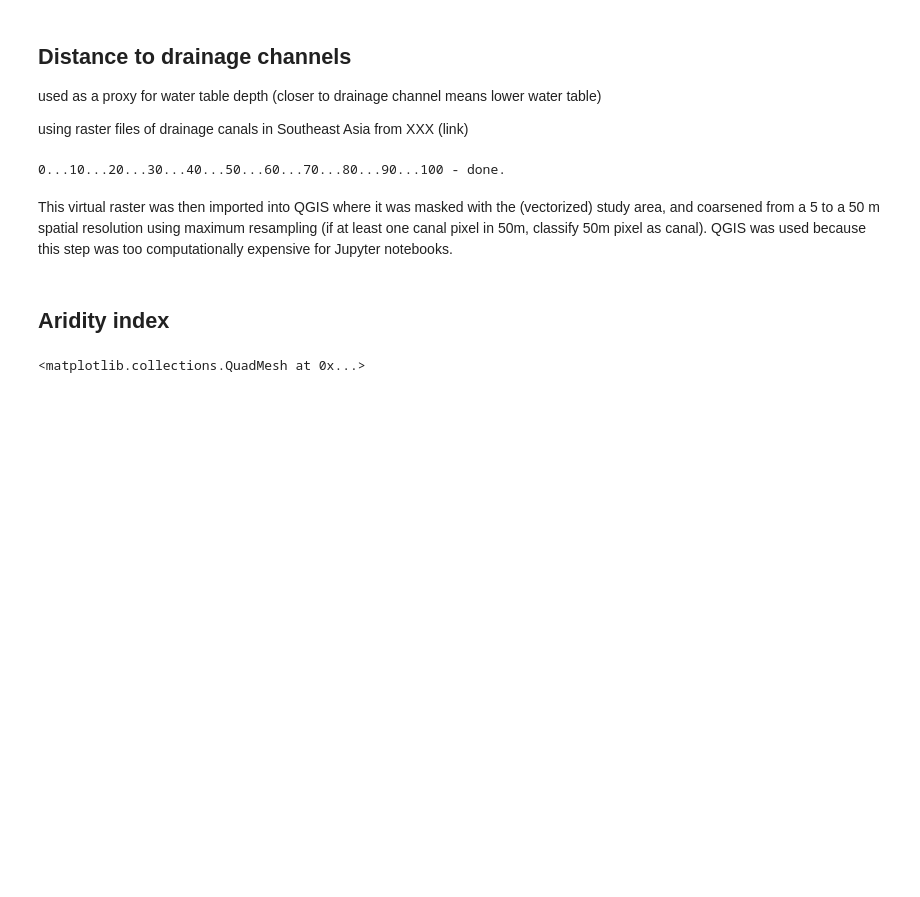
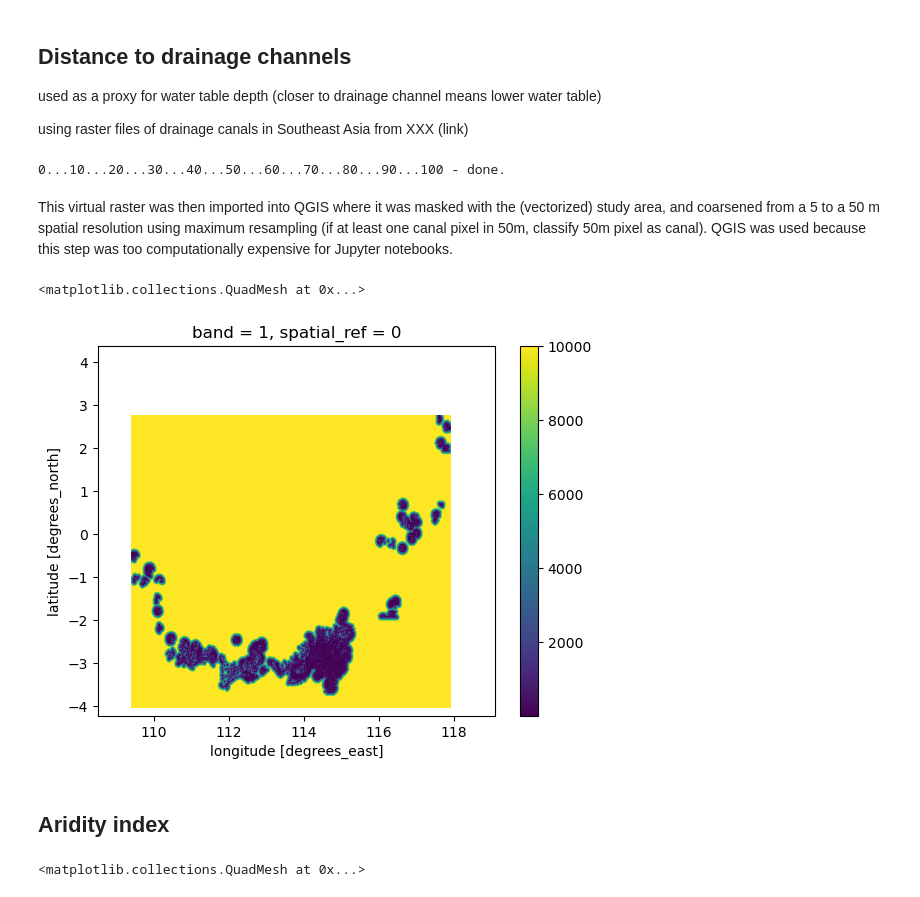
Before and after one commit to ninorp55/tropical-peat-post-fire-vegetation-recovery, a Jupyter notebook: 3_predictor_layers.ipynb, the cells around one changed output. Saved outputs shown, nothing was run; the diff lists cells and outputs as text; code cells hidden in the pictures; blank space fills up the shorter version.

Commit message:
fixed buffer for drainage

```diff
--- a/3_predictor_layers.ipynb
+++ b/3_predictor_layers.ipynb
@@ -159,12 +159,18 @@ dist_da = xr.DataArray(
 ).rio.write_crs(drainage_50m.rio.crs)
 # %%
 # set values above 10000 (10km) to 10000 (higher distance doesn't make hydrological difference anymore)
-# dist_da = xr.where(dist_da > 10000, 10000, dist_da).rio.write_crs(drainage_50m.rio.crs)
+# 10km buffer applied to study area when masking original 5m raster in QGIS anyways
+dist_da = xr.where(dist_da > 10000, 10000, dist_da).rio.write_crs(drainage_50m.rio.crs)
 # %%
 # reproject
 dist_da_reproj = dist_da.rio.reproject_match(
     study_area, # project to EPSG 4326 with resolution 250m
     resampling=Resampling.average) # 250m pixel will have average value of 50m pixels it contains
+# %%
+dist_da_reproj.plot()
+# %% [output]
+<matplotlib.collections.QuadMesh at 0x...>
+[figure, added]
 # %%
 # export
 dist_da_reproj.rio.to_raster('output-data/predictor-layers/drainage-dist.tif')
```
